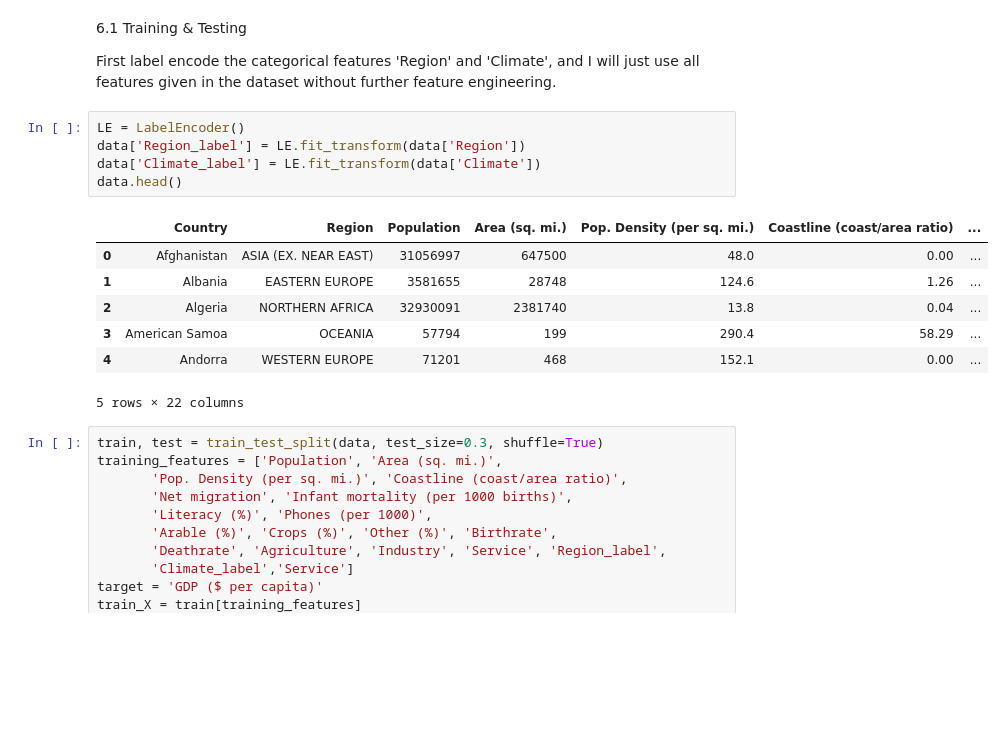
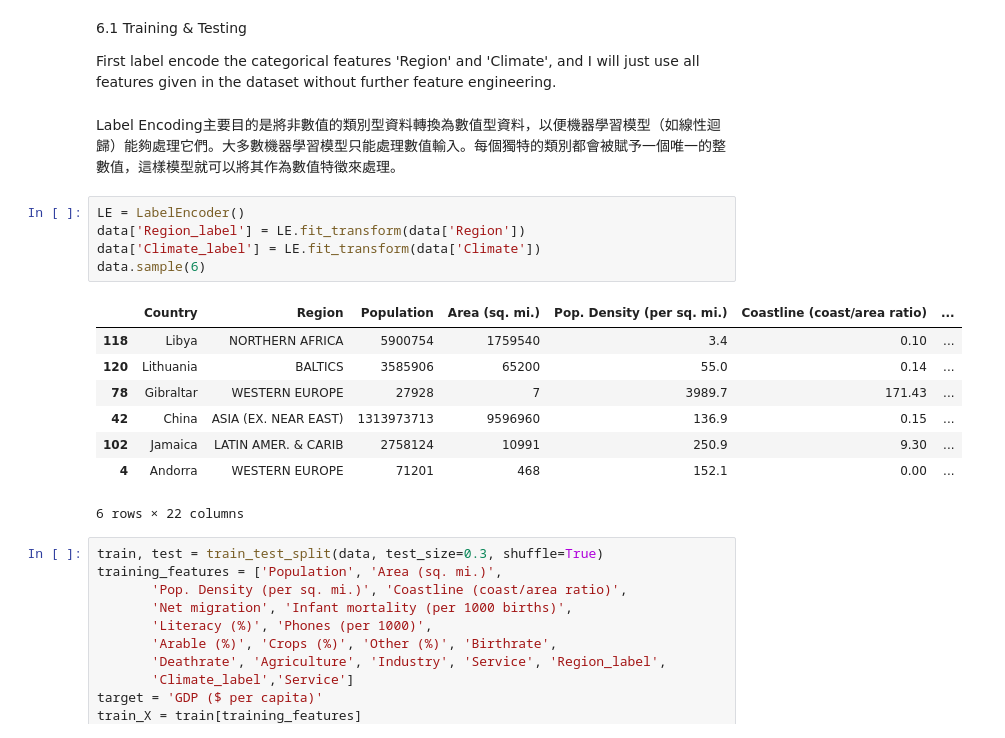
Before and after one commit to jabondias/Applied-Plotting-Charting-and-Data-Representation-in-Python, a Jupyter notebook: GDP-Analysis.ipynb, the cells around one changed output. Drawn from its saved outputs; the diff is of its cells as text; blank space fills up the shorter version.

```diff
--- a/GDP-Analysis.ipynb
+++ b/GDP-Analysis.ipynb
@@ -194,19 +215,22 @@ data.loc[(data['Birthrate']<14)&(data['GDP ($ per capita)']<10000)]
 <a id='6-1'> 6.1 Training & Testing </a>
 
 First label encode the categorical features 'Region' and 'Climate', and I will just use all features given in the dataset without further feature engineering.
+# %% [markdown]
+Label Encoding主要目的是將非數值的類別型資料轉換為數值型資料，以便機器學習模型（如線性迴歸）能夠處理它們。大多數機器學習模型只能處理數值輸入。每個獨特的類別都會被賦予一個唯一的整數值，這樣模型就可以將其作為數值特徵來處理。
 # %%
 LE = LabelEncoder()
 data['Region_label'] = LE.fit_transform(data['Region'])
 data['Climate_label'] = LE.fit_transform(data['Climate'])
-data.head()
+data.sample(6)
 # %% [output]
 |  | Country | Region | Population | Area (sq. mi.) | Pop. Density (per sq. mi.) | Coastline (coast/area ratio) | ... |
-| 0 | Afghanistan | ASIA (EX. NEAR EAST) | 31056997 | 647500 | 48.0 | 0.00 | ... |
-| 1 | Albania | EASTERN EUROPE | 3581655 | 28748 | 124.6 | 1.26 | ... |
-| 2 | Algeria | NORTHERN AFRICA | 32930091 | 2381740 | 13.8 | 0.04 | ... |
-| 3 | American Samoa | OCEANIA | 57794 | 199 | 290.4 | 58.29 | ... |
+| 118 | Libya | NORTHERN AFRICA | 5900754 | 1759540 | 3.4 | 0.10 | ... |
+| 120 | Lithuania | BALTICS | 3585906 | 65200 | 55.0 | 0.14 | ... |
+| 78 | Gibraltar | WESTERN EUROPE | 27928 | 7 | 3989.7 | 171.43 | ... |
+| 42 | China | ASIA (EX. NEAR EAST) | 1313973713 | 9596960 | 136.9 | 0.15 | ... |
+| 102 | Jamaica | LATIN AMER. & CARIB | 2758124 | 10991 | 250.9 | 9.30 | ... |
 | 4 | Andorra | WESTERN EUROPE | 71201 | 468 | 152.1 | 0.00 | ... |
-5 rows × 22 columns
+6 rows × 22 columns
 # %%
 train, test = train_test_split(data, test_size=0.3, shuffle=True)
 training_features = ['Population', 'Area (sq. mi.)',
```
Also changed, not shown: parts of 4 cells of this notebook.
